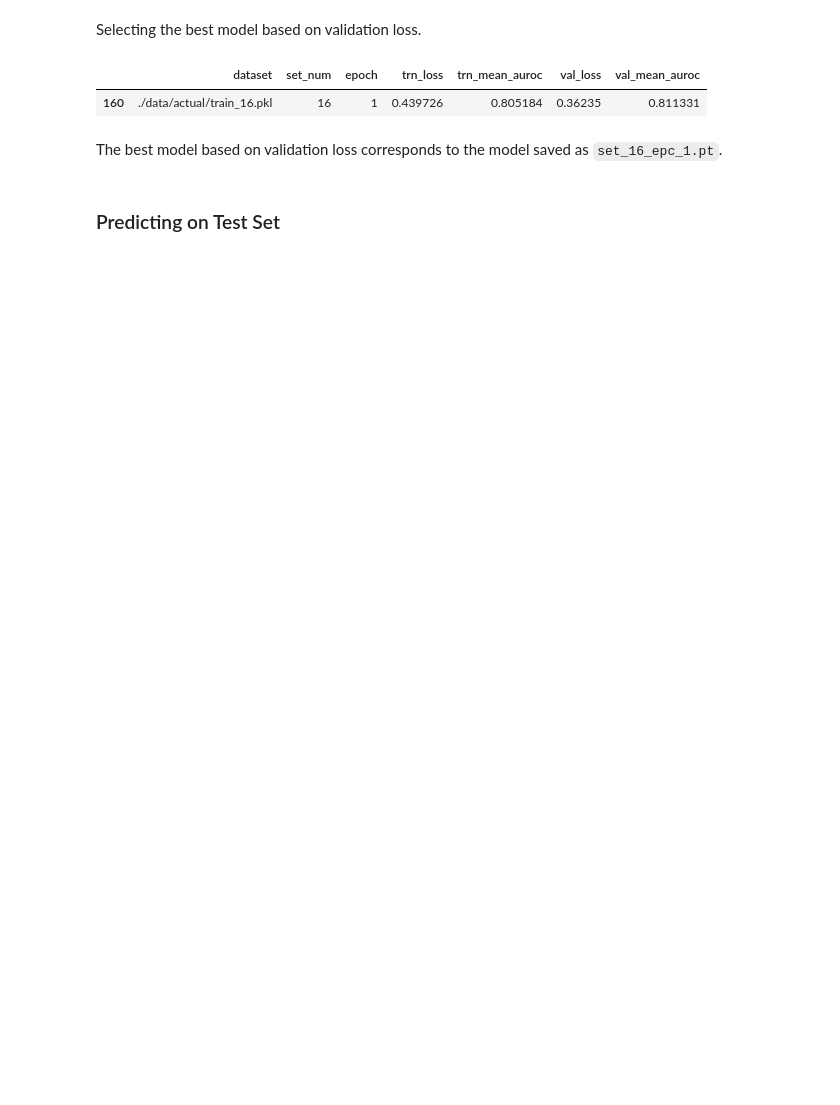
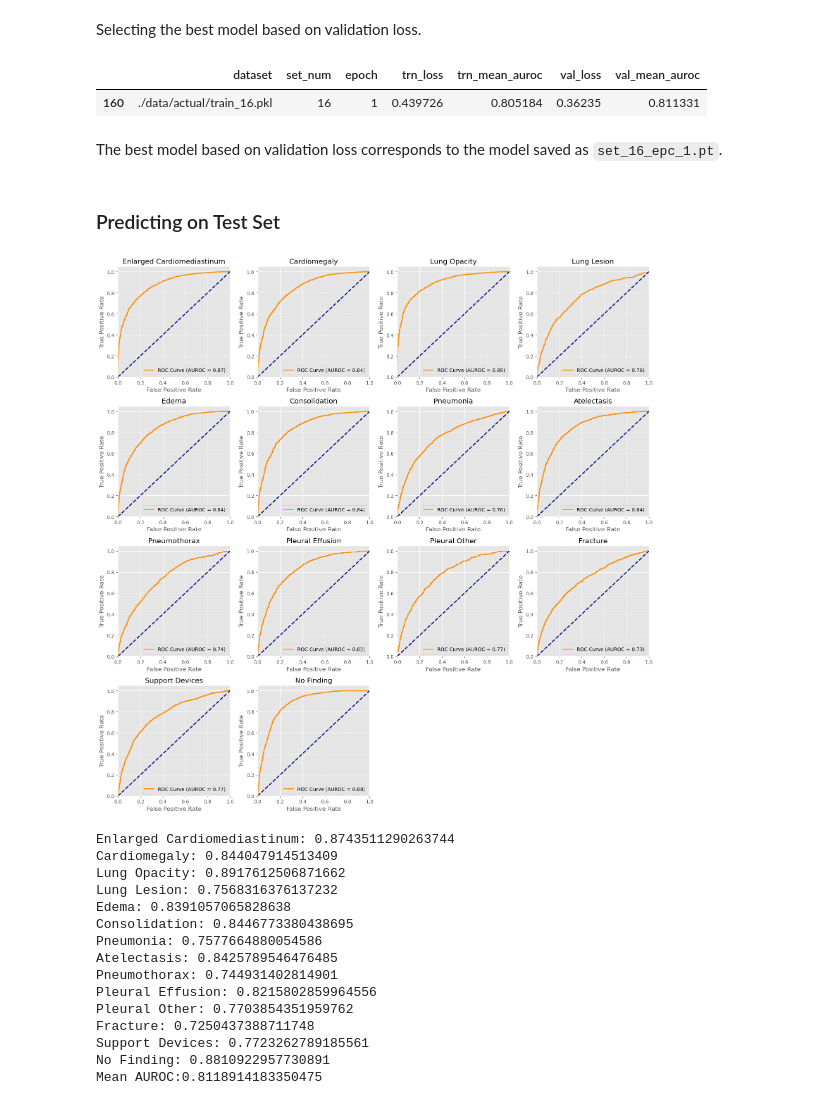
Before and after one commit to Achan40/multimodal-class-acv, a Jupyter notebook: metrics_and_performance.ipynb, the cells around one changed output. Drawn from its saved outputs; the diff is of its cells as text; code cells hidden in the pictures; blank space fills up the shorter version.

```diff
--- a/metrics_and_performance.ipynb
+++ b/metrics_and_performance.ipynb
@@ -45,0 +85,24 @@ The best model based on validation loss corresponds to the model saved as `set_1
+# %%
+# define function to plot ROC curve
+def plot_roc_curve(data_gt, data_pred, disease_name):
+    '''
+    Display a Single ROC Curve plot.
+    Does not call plt.figure() or plt.show() since the use of this function
+    is intended to display multiple plots in one figure.
+    '''
+    data_np_gt = data_gt.cpu().numpy()
+    data_np_pred = data_pred.cpu().numpy()
+
+    # Calculate ROC curve and AUC
+    fpr, tpr, thresholds = roc_curve(data_np_gt, data_np_pred)
+    roc_auc = auc(fpr, tpr)
+
+    # Plot ROC curve
+    plt.plot(fpr, tpr, color='darkorange', lw=2, label='ROC Curve (AUROC = %0.2f)' % roc_auc)
+    plt.plot([0, 1], [0, 1], color='navy', lw=2, linestyle='--')
+    plt.xlim([0.0, 1.0])
+    plt.ylim([0.0, 1.05])
+    plt.xlabel('False Positive Rate')
+    plt.ylabel('True Positive Rate')
+    plt.title(disease_name)
+    plt.legend(loc="lower right")
@@ -45,0 +183,19 @@ The best model based on validation loss corresponds to the model saved as `set_1
+# %%
+test(data_dir="./data/actual/", tst_set="./data/actual/test_0.pkl", batch_size=24, saved_mod="./checkpoints/set_16_epc_1.pt")
+# %% [output]
+[figure, added]
+Enlarged Cardiomediastinum: 0.8743511290263744
+Cardiomegaly: 0.844047914513409
+Lung Opacity: 0.8917612506871662
+Lung Lesion: 0.7568316376137232
+Edema: 0.8391057065828638
+Consolidation: 0.8446773380438695
+Pneumonia: 0.7577664880054586
+Atelectasis: 0.8425789546476485
+Pneumothorax: 0.744931402814901
+Pleural Effusion: 0.8215802859964556
+Pleural Other: 0.7703854351959762
+Fracture: 0.7250437388711748
+Support Devices: 0.7723262789185561
+No Finding: 0.8810922957730891
+Mean AUROC:0.8118914183350475
```
Also changed, not shown: parts of 5 cells of this notebook, 2 other files.
